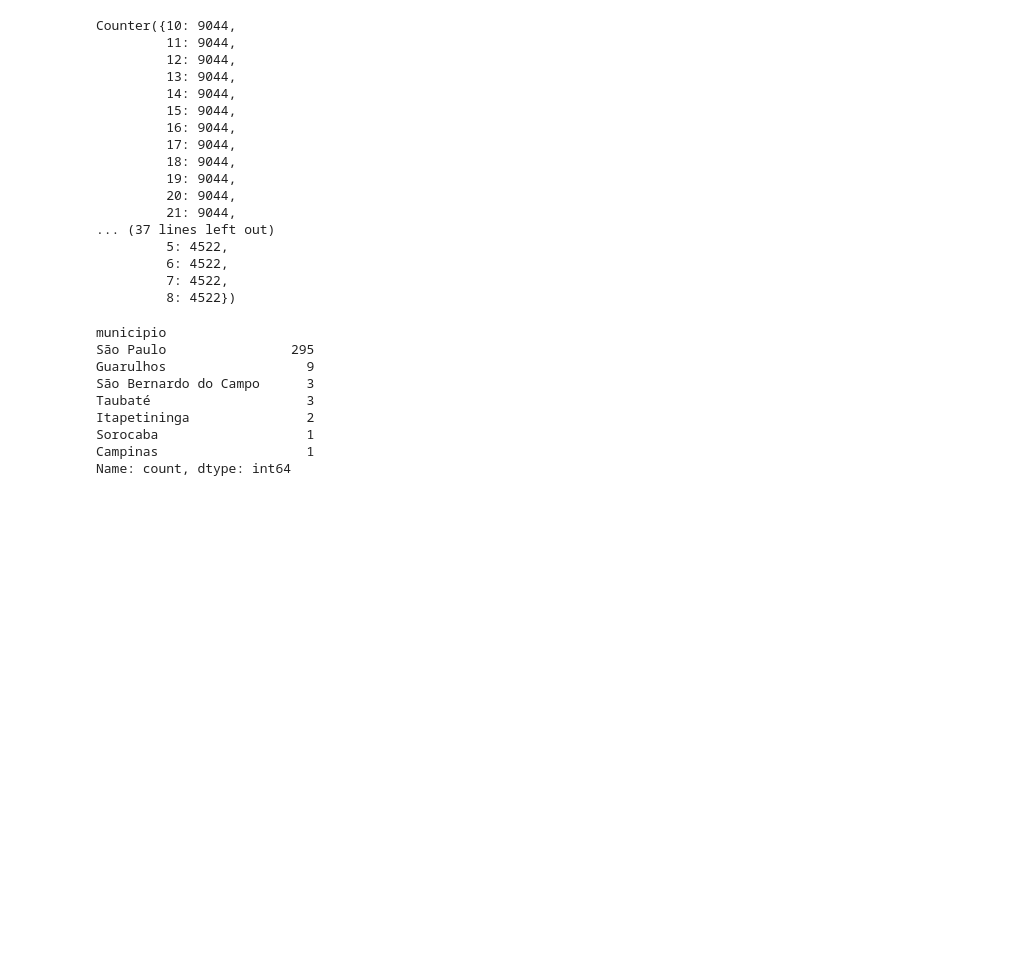
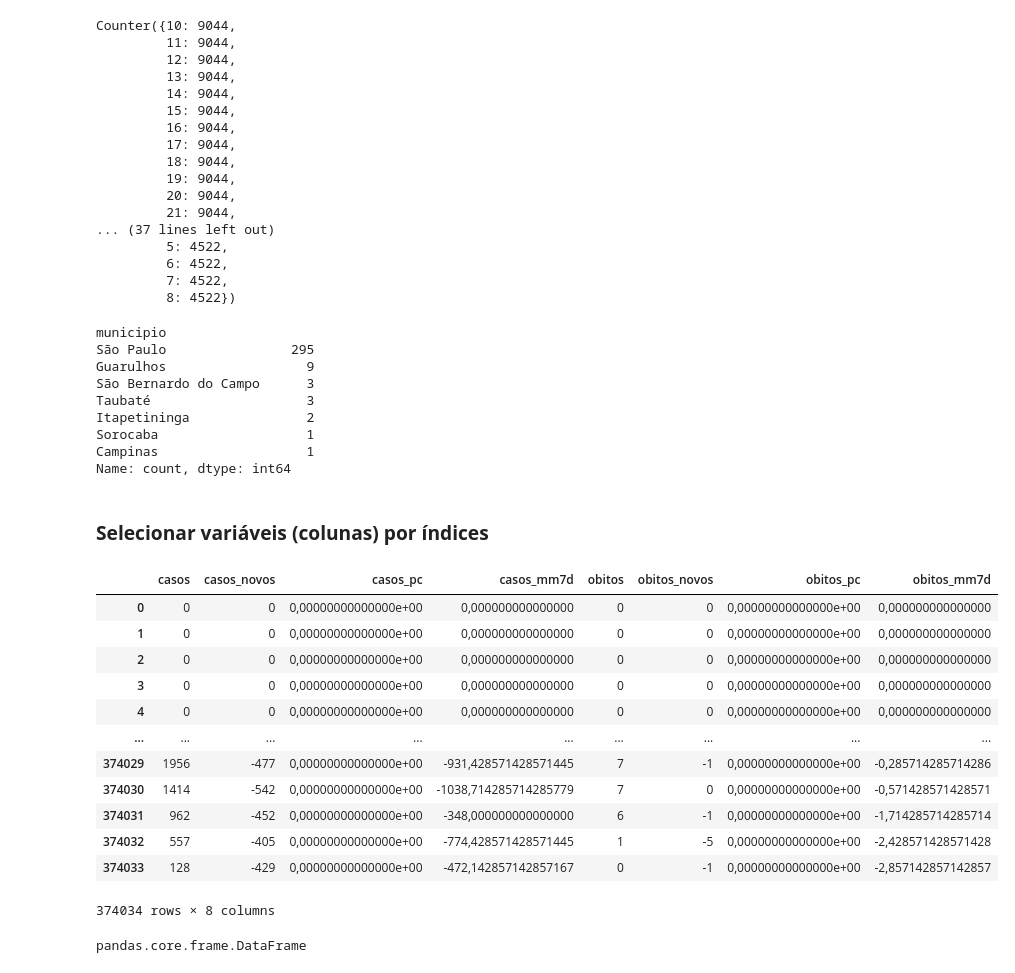
Before and after one commit to marcosfreiresantos/python-analise-de-dados, a Jupyter notebook: fundamentos_python.ipynb, the cells around one changed output. Saved outputs shown, nothing was run; the diff lists cells and outputs as text; code cells hidden in the pictures; blank space fills up the shorter version.

Commit message:
Selecionar variáveis (colunas) por índices

```diff
--- a/fundamentos_python.ipynb
+++ b/fundamentos_python.ipynb
@@ -410,3 +410,29 @@ Itapetininga               2
 Sorocaba                   1
 Campinas                   1
 Name: count, dtype: int64
+# %% [markdown]
+### **Selecionar variáveis (colunas) por índices**
+# %%
+# Usando o metodo iloc[] para selecionar todas as linhas da coluna 5 até a coluna 13
+
+x = covid_sp_alterado.iloc[:, 5:13]
+# %%
+x
+# %% [output]
+|  | casos | casos_novos | casos_pc | casos_mm7d | obitos | obitos_novos | obitos_pc | obitos_mm7d |
+| 0 | 0 | 0 | 0,00000000000000e+00 | 0,000000000000000 | 0 | 0 | 0,00000000000000e+00 | 0,000000000000000 |
+| 1 | 0 | 0 | 0,00000000000000e+00 | 0,000000000000000 | 0 | 0 | 0,00000000000000e+00 | 0,000000000000000 |
+| 2 | 0 | 0 | 0,00000000000000e+00 | 0,000000000000000 | 0 | 0 | 0,00000000000000e+00 | 0,000000000000000 |
+| 3 | 0 | 0 | 0,00000000000000e+00 | 0,000000000000000 | 0 | 0 | 0,00000000000000e+00 | 0,000000000000000 |
+| 4 | 0 | 0 | 0,00000000000000e+00 | 0,000000000000000 | 0 | 0 | 0,00000000000000e+00 | 0,000000000000000 |
+| ... | ... | ... | ... | ... | ... | ... | ... | ... |
+| 374029 | 1956 | -477 | 0,00000000000000e+00 | -931,428571428571445 | 7 | -1 | 0,00000000000000e+00 | -0,285714285714286 |
+| 374030 | 1414 | -542 | 0,00000000000000e+00 | -1038,714285714285779 | 7 | 0 | 0,00000000000000e+00 | -0,571428571428571 |
+| 374031 | 962 | -452 | 0,00000000000000e+00 | -348,000000000000000 | 6 | -1 | 0,00000000000000e+00 | -1,714285714285714 |
+| 374032 | 557 | -405 | 0,00000000000000e+00 | -774,428571428571445 | 1 | -5 | 0,00000000000000e+00 | -2,428571428571428 |
+| 374033 | 128 | -429 | 0,00000000000000e+00 | -472,142857142857167 | 0 | -1 | 0,00000000000000e+00 | -2,857142857142857 |
+374034 rows × 8 columns
+# %%
+type(x)
+# %% [output]
+pandas.core.frame.DataFrame
```
Also changed, not shown: parts of 8 cells of this notebook.
